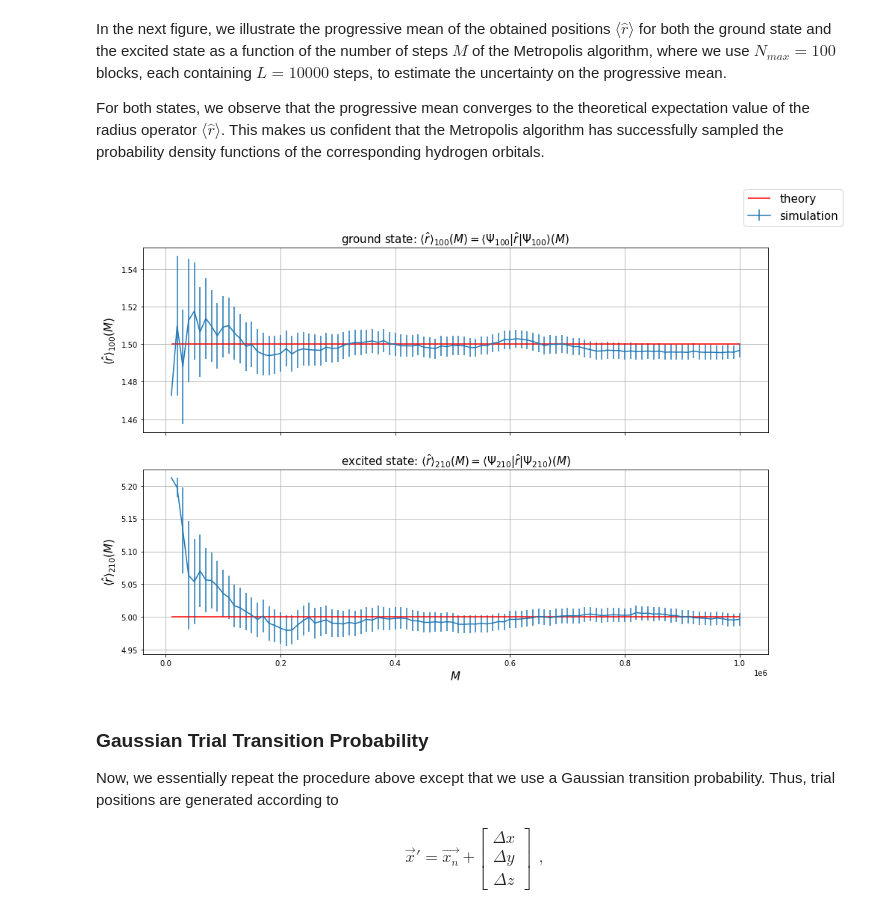
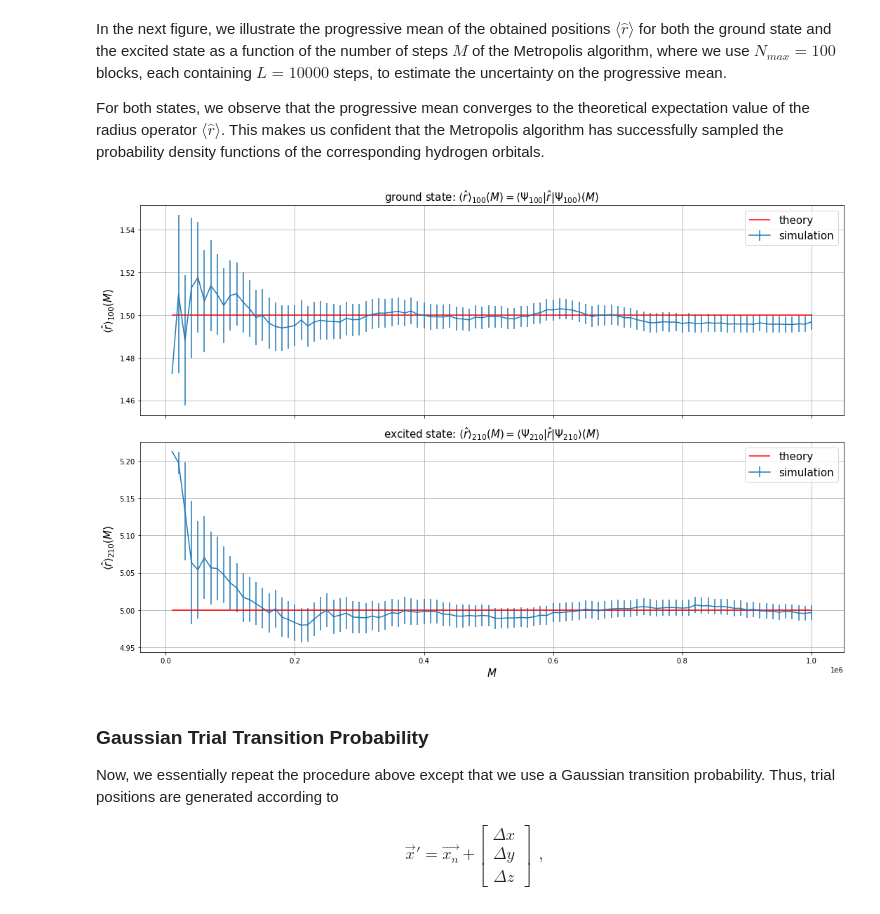
Before and after one commit to lukas-hermans/LSN_exercises, a Jupyter notebook: ex5/LSN_Exercises_05.ipynb, the cells around one changed output. Drawn from its saved outputs; the diff is of its cells as text; code cells hidden in the pictures.

```diff
--- a/ex5/LSN_Exercises_05.ipynb
+++ b/ex5/LSN_Exercises_05.ipynb
@@ -83,28 +87,30 @@ For both states, we observe that the progressive mean converges to the theoretic
 # %%
 fig, ax = plt.subplots(2, 1, figsize=(15,10), sharex=True)
 
 # plot for uni_100
 M, r_mean, r_error  = np.loadtxt("data/uni_100.txt", skiprows=1, unpack=True, delimiter=',')
 ax[0].errorbar(M, r_mean, r_error, label="simulation")
 ax[0].hlines(1.5, min(M), max(M), color='r', label="theory")
 ax[0].set_ylabel(r"$\langle \hat{r} \rangle_{100} (M)$", size=15)
 ax[0].set_title(r"ground state: $\langle \hat{r} \rangle_{100} (M) = \langle \Psi_{100} |\hat{r}| \Psi_{100} \rangle(M)$", size=15)
 ax[0].grid()
+ax[0].legend(fontsize=15)
 
 # plot for uni_100
 M, r_mean, r_error  = np.loadtxt("data/uni_210.txt", skiprows=1, unpack=True, delimiter=',')
-ax[1].errorbar(M, r_mean, r_error)
-ax[1].hlines(5, min(M), max(M), color='r')
+ax[1].errorbar(M, r_mean, r_error, label="simulation")
+ax[1].hlines(5, min(M), max(M), color='r', label="theory")
 ax[1].set_ylabel(r"$\langle \hat{r} \rangle_{210} (M)$", size=15)
 ax[1].set_title(r"excited state: $\langle \hat{r} \rangle_{210} (M) = \langle \Psi_{210} |\hat{r}| \Psi_{210} \rangle(M)$", size=15)
 ax[1].grid()
+ax[1].legend(fontsize=15)
 
-fig.legend(fontsize=15)
 plt.xlabel(r"$M$", size=15)
 
+plt.tight_layout()
 plt.show()
 # %% [output]
-[figure, old version]
+[figure, new version]
 # %% [markdown]
 ### Gaussian Trial Transition Probability
 
```
Also changed, not shown: parts of 4 cells of this notebook, 3 other files.
